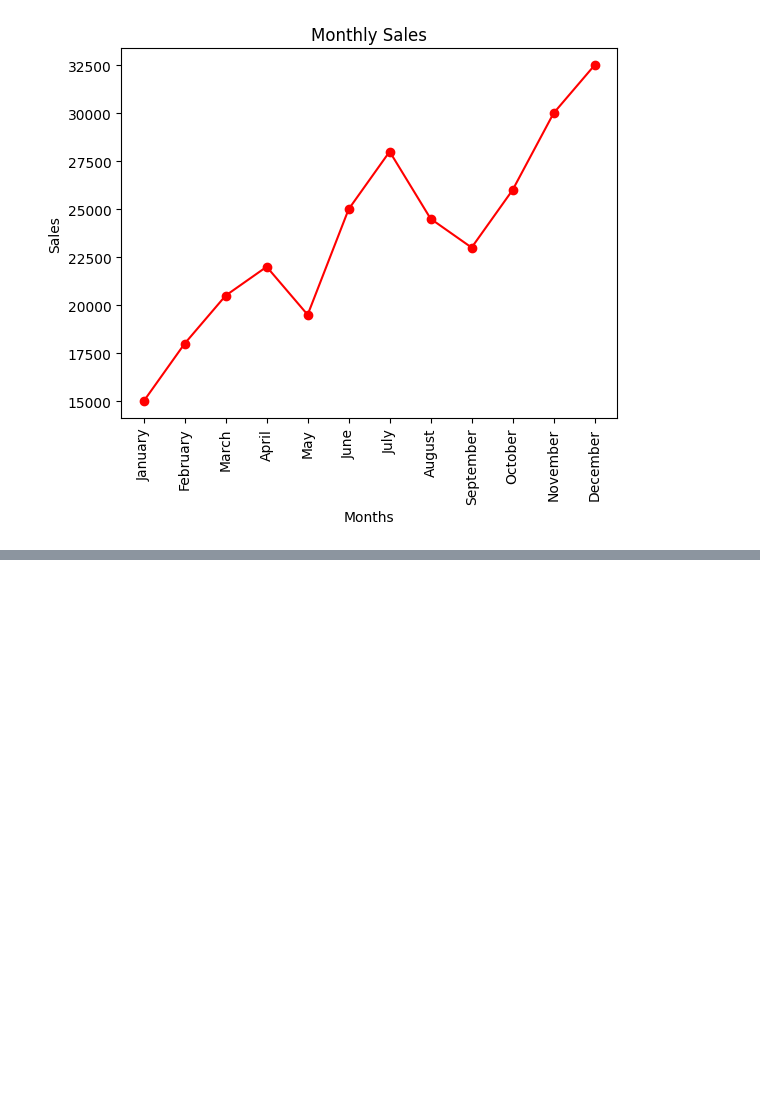
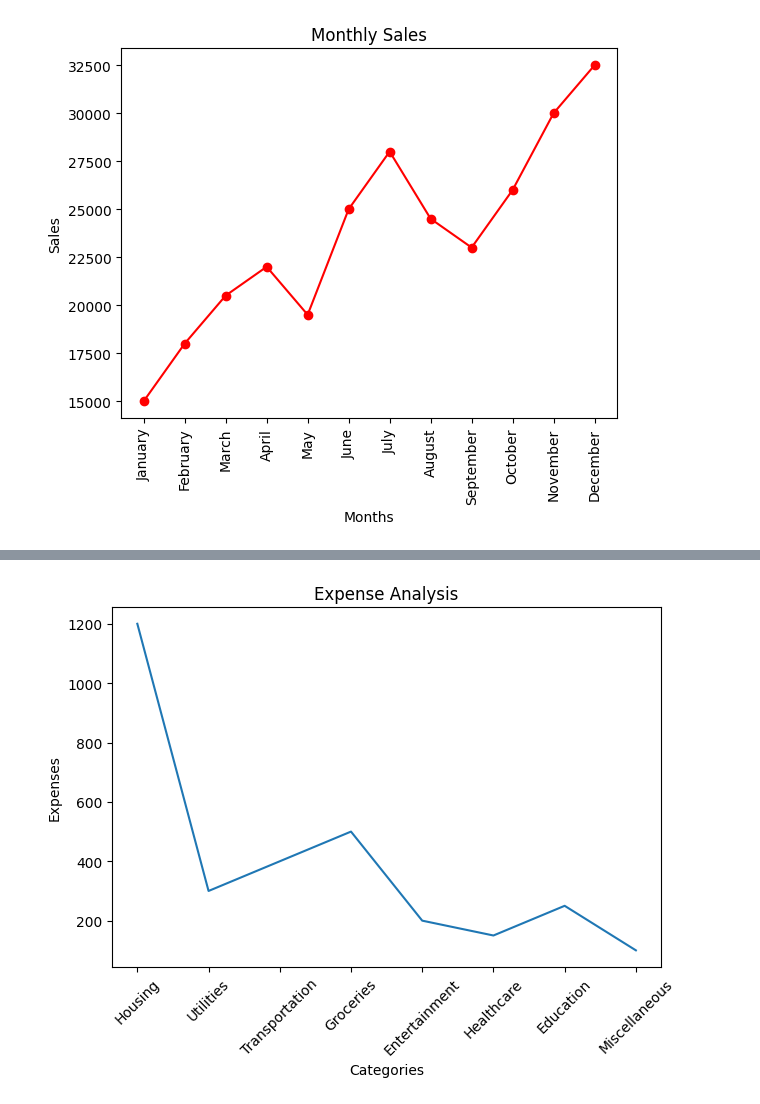
Before and after one commit to s4bih/a, a Jupyter notebook: data_visualisation.ipynb, the cells around one changed output, grey strips where cells are left out. Cells and saved outputs as stored; diff of their text form; code cells hidden in the pictures; blank space fills up the shorter version.

```diff
--- a/data_visualisation.ipynb
+++ b/data_visualisation.ipynb
@@ -82,0 +109,11 @@ plt.show()
+# %%
+plt.plot(categories,expenses,marker='o')
+plt.xticks(rotation=45)
+plt.tight_layout()
+plt.xlabel('Categories')
+plt.ylabel('Expenses')
+plt.title('Expense Analysis')
+
+plt.show()
+# %% [output]
+[figure, added]
```
Also changed, not shown: parts of 5 cells of this notebook.
